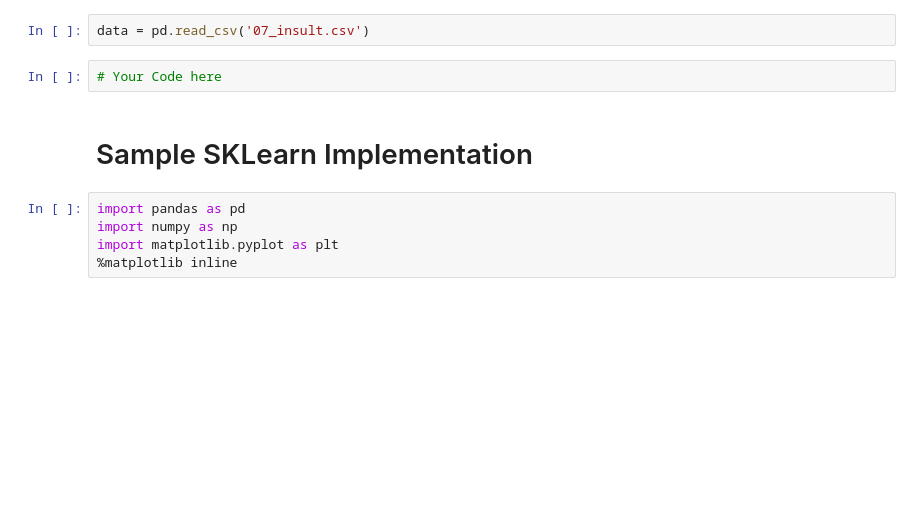
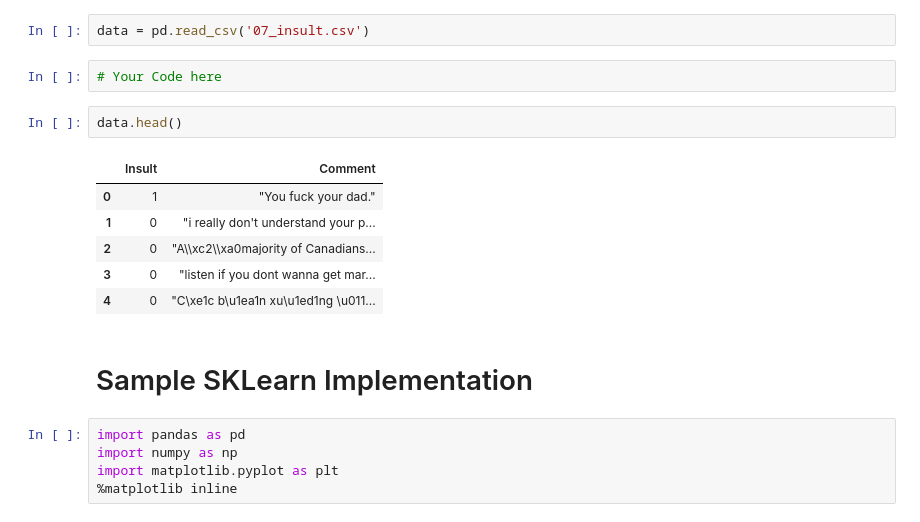
Before and after one commit to brianchandbound/ga-ds, a Jupyter notebook: 07_naive/07_03_exercise.ipynb, the cells around one changed output. Cells and saved outputs as stored; diff of their text form; blank space fills up the shorter version.

```diff
--- a/07_naive/07_03_exercise.ipynb
+++ b/07_naive/07_03_exercise.ipynb
@@ -53,6 +53,15 @@ import matplotlib.pyplot as plt
 data = pd.read_csv('07_insult.csv')
 # %%
 # Your Code here
+# %%
+data.head()
+# %% [output]
+|  | Insult | Comment |
+| 0 | 1 | "You fuck your dad." |
+| 1 | 0 | "i really don't understand your p... |
+| 2 | 0 | "A\\xc2\\xa0majority of Canadians... |
+| 3 | 0 | "listen if you dont wanna get mar... |
+| 4 | 0 | "C\xe1c b\u1ea1n xu\u1ed1ng \u011... |
 # %% [markdown]
 # Sample SKLearn Implementation
 # %%
```
Also changed, not shown: 2 other files.
